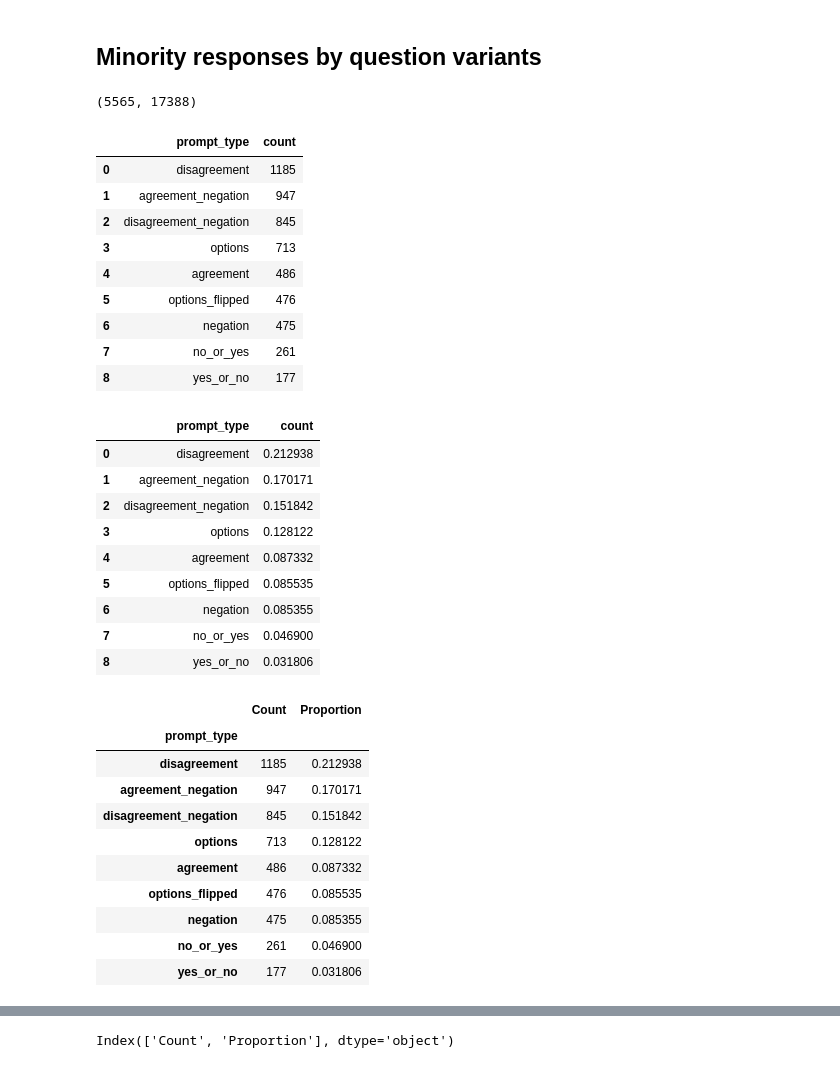
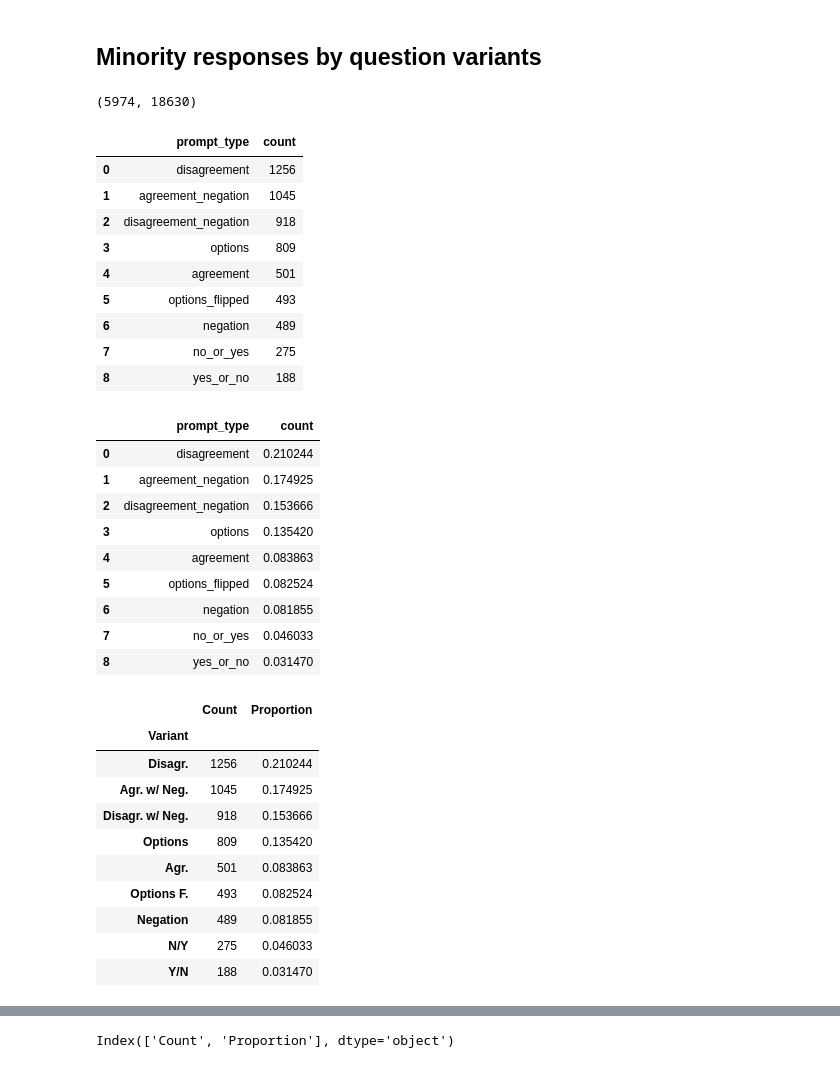
Before and after one commit to bwaldon/llms-legal-interp, a Jupyter notebook: analysis-robustness.ipynb, the cells around one changed output, grey strips where cells are left out. Cells and saved outputs as stored; diff of their text form; code cells hidden in the pictures.

```diff
--- a/analysis-robustness.ipynb
+++ b/analysis-robustness.ipynb
@@ -14,6 +14,7 @@ model_list = [
     "meta-llama/Llama-3.2-3B-Instruct",
     "meta-llama/Llama-3.1-8B",
     "meta-llama/Llama-3.1-8B-Instruct",
+    "meta-llama/Llama-3.1-70B",
     "meta-llama/Llama-3.3-70B-Instruct",
     # Small reference model - would allow for pretraining variation
     "gpt2-medium",
@@ -250,49 +328,64 @@ for index, row in majority_vote_by_model.iterrows():
 
 combined_df.in_minority.sum(), combined_df.shape[0]
 # %% [output]
-(5565, 17388)
+(5974, 18630)
 # %%
 minority_responses = combined_df[combined_df.in_minority == True]
 minority_responses[["prompt_type"]].value_counts().reset_index()
 # %% [output]
 |  | prompt_type | count |
-| 0 | disagreement | 1185 |
-| 1 | agreement_negation | 947 |
-| 2 | disagreement_negation | 845 |
-| 3 | options | 713 |
-| 4 | agreement | 486 |
-| 5 | options_flipped | 476 |
-| 6 | negation | 475 |
-| 7 | no_or_yes | 261 |
-| 8 | yes_or_no | 177 |
+| 0 | disagreement | 1256 |
+| 1 | agreement_negation | 1045 |
+| 2 | disagreement_negation | 918 |
+| 3 | options | 809 |
+| 4 | agreement | 501 |
+| 5 | options_flipped | 493 |
+| 6 | negation | 489 |
+| 7 | no_or_yes | 275 |
+| 8 | yes_or_no | 188 |
 # %%
 (minority_responses[["prompt_type"]].value_counts()/minority_responses.shape[0]).reset_index()
 # %% [output]
 |  | prompt_type | count |
-| 0 | disagreement | 0.212938 |
-| 1 | agreement_negation | 0.170171 |
-| 2 | disagreement_negation | 0.151842 |
-| 3 | options | 0.128122 |
-| 4 | agreement | 0.087332 |
-| 5 | options_flipped | 0.085535 |
-| 6 | negation | 0.085355 |
-| 7 | no_or_yes | 0.046900 |
-| 8 | yes_or_no | 0.031806 |
+| 0 | disagreement | 0.210244 |
+| 1 | agreement_negation | 0.174925 |
+| 2 | disagreement_negation | 0.153666 |
+| 3 | options | 0.135420 |
+| 4 | agreement | 0.083863 |
+| 5 | options_flipped | 0.082524 |
+| 6 | negation | 0.081855 |
+| 7 | no_or_yes | 0.046033 |
+| 8 | yes_or_no | 0.031470 |
 # %%
+minority_responses = minority_responses.replace(
+    {
+        "agreement" : "Agr.",
+        "disagreement" : "Disagr.",
+        "yes_or_no": "Y/N",
+        "agreement_negation": "Agr. w/ Neg.",
+        "no_or_yes": "N/Y",
+        "disagreement_negation": "Disagr. w/ Neg.",
+        "options_flipped": "Options F.",
+        "options": "Options",
+        "negation": "Negation",
+    }
+)
 minority_counts = minority_responses[["prompt_type"]].value_counts().reset_index().set_index("prompt_type")
 minority_counts.columns = ['Count']
 minority_props = (minority_counts/minority_responses.shape[0]).reset_index().set_index("prompt_type")
 minority_props.columns = ['Proportion']
-pd.concat([minority_counts, minority_props], axis=1, join='inner')
+minority_merged_table = pd.concat([minority_counts, minority_props], axis=1, join='inner')
+minority_merged_table.index = minority_merged_table.index.rename('Variant')
+minority_merged_table
 # %% [output]
 |  | Count | Proportion |
-| prompt_type |  |  |
-| disagreement | 1185 | 0.212938 |
-| agreement_negation | 947 | 0.170171 |
-| disagreement_negation | 845 | 0.151842 |
-| options | 713 | 0.128122 |
-| agreement | 486 | 0.087332 |
-| options_flipped | 476 | 0.085535 |
-| negation | 475 | 0.085355 |
-| no_or_yes | 261 | 0.046900 |
-| yes_or_no | 177 | 0.031806 |
+| Variant |  |  |
+| Disagr. | 1256 | 0.210244 |
+| Agr. w/ Neg. | 1045 | 0.174925 |
+| Disagr. w/ Neg. | 918 | 0.153666 |
+| Options | 809 | 0.135420 |
+| Agr. | 501 | 0.083863 |
+| Options F. | 493 | 0.082524 |
+| Negation | 489 | 0.081855 |
+| N/Y | 275 | 0.046033 |
+| Y/N | 188 | 0.031470 |
```
Also changed, not shown: parts of 22 cells of this notebook, 14 other files.
